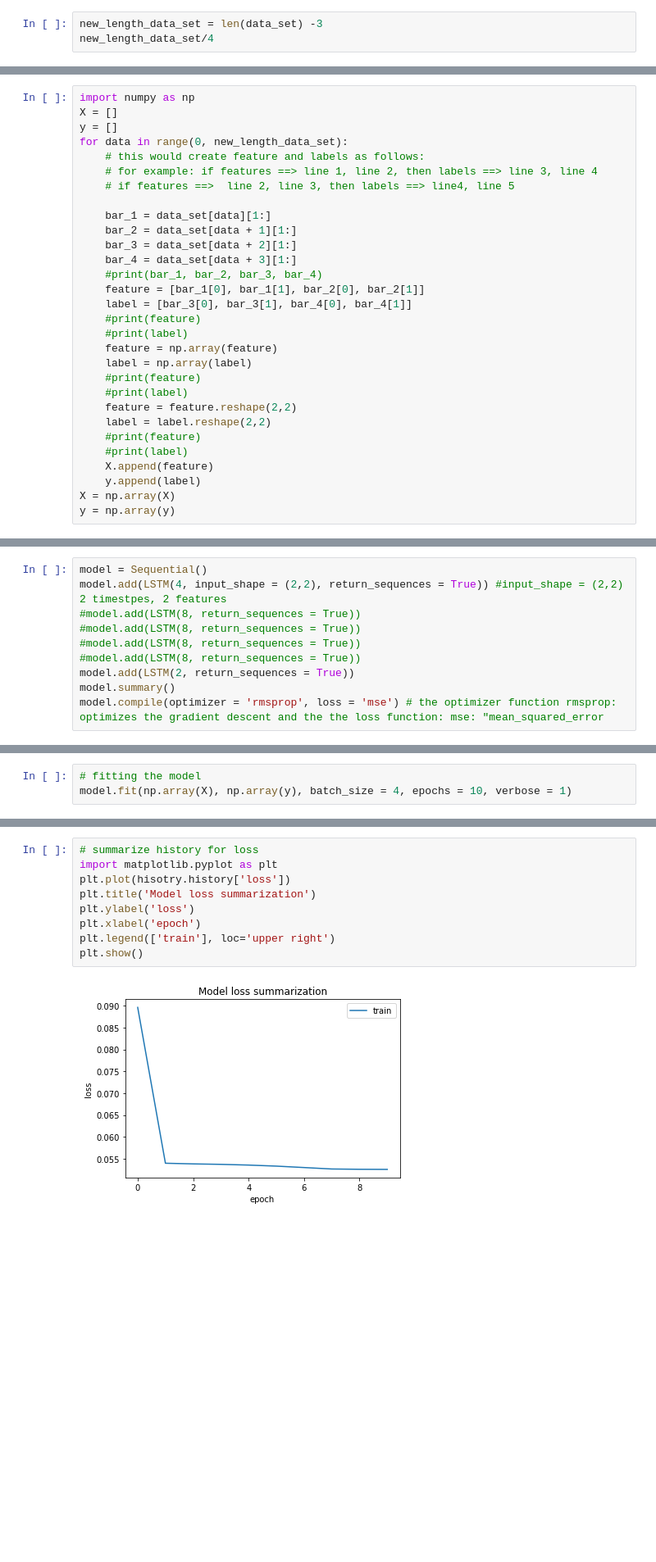
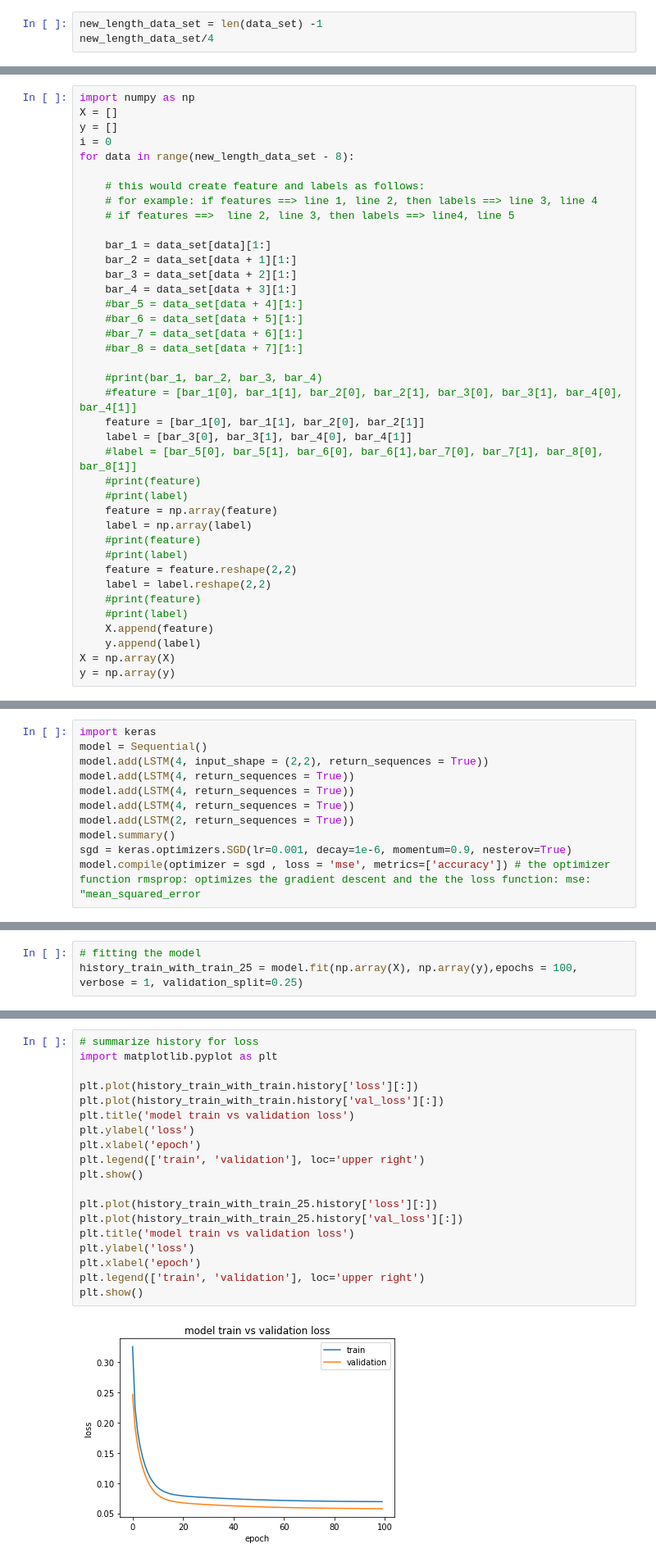
Before and after one commit to satwik2663/Deep-Learning-Rap-Lyrics-genrator, a Jupyter notebook: generator.ipynb, the cells around one changed output, grey strips where cells are left out. Shown at 82% size. Cells and saved outputs as stored; diff of their text form; blank space fills up the shorter version.

Commit message:
Second COmmit - changes in model

```diff
--- a/generator.ipynb
+++ b/generator.ipynb
@@ -189,4 +287,4 @@ len(data_set)/4
 # %%
-new_length_data_set = len(data_set) -3
+new_length_data_set = len(data_set) -1
 new_length_data_set/4
 # %% [output]
@@ -197,7 +295,9 @@ new_length_data_set/4
 import numpy as np
 X = []
 y = []
-for data in range(0, new_length_data_set):
+i = 0
+for data in range(new_length_data_set - 8):
+
     # this would create feature and labels as follows:
     # for example: if features ==> line 1, line 2, then labels ==> line 3, line 4
     # if features ==>  line 2, line 3, then labels ==> line4, line 5
@@ -206,9 +306,16 @@ for data in range(0, new_length_data_set):
     bar_2 = data_set[data + 1][1:]
     bar_3 = data_set[data + 2][1:]
     bar_4 = data_set[data + 3][1:]
+    #bar_5 = data_set[data + 4][1:]
+    #bar_6 = data_set[data + 5][1:]
+    #bar_7 = data_set[data + 6][1:]
+    #bar_8 = data_set[data + 7][1:]
+
     #print(bar_1, bar_2, bar_3, bar_4)
+    #feature = [bar_1[0], bar_1[1], bar_2[0], bar_2[1], bar_3[0], bar_3[1], bar_4[0], bar_4[1]]
     feature = [bar_1[0], bar_1[1], bar_2[0], bar_2[1]]
     label = [bar_3[0], bar_3[1], bar_4[0], bar_4[1]]
+    #label = [bar_5[0], bar_5[1], bar_6[0], bar_6[1],bar_7[0], bar_7[1], bar_8[0], bar_8[1]]
     #print(feature)
     #print(label)
     feature = np.array(feature)
@@ -233,11 +377,12 @@ Using TensorFlow backend.
 # %%
+import keras
 model = Sequential()
-model.add(LSTM(4, input_shape = (2,2), return_sequences = True)) #input_shape = (2,2) 2 timestpes, 2 features
-#model.add(LSTM(8, return_sequences = True))
-#model.add(LSTM(8, return_sequences = True))
-#model.add(LSTM(8, return_sequences = True))
-#model.add(LSTM(8, return_sequences = True))
+model.add(LSTM(4, input_shape = (2,2), return_sequences = True))
+model.add(LSTM(4, return_sequences = True))
+model.add(LSTM(4, return_sequences = True))
+model.add(LSTM(4, return_sequences = True))
 model.add(LSTM(2, return_sequences = True))
 model.summary()
-model.compile(optimizer = 'rmsprop', loss = 'mse') # the optimizer function rmsprop: optimizes the gradient descent and the the loss function: mse: "mean_squared_error
+sgd = keras.optimizers.SGD(lr=0.001, decay=1e-6, momentum=0.9, nesterov=True)
+model.compile(optimizer = sgd , loss = 'mse', metrics=['accuracy']) # the optimizer function rmsprop: optimizes the gradient descent and the the loss function: mse: "mean_squared_error
 # %% [output]
@@ -257,5 +405,5 @@ Non-trainable params: 0
 _________________________________________________________________
 # %%
 # fitting the model
-model.fit(np.array(X), np.array(y), batch_size = 4, epochs = 10, verbose = 1)
+history_train_with_train_25 = model.fit(np.array(X), np.array(y),epochs = 100, verbose = 1, validation_split=0.25)
 # %% [output]
@@ -287,11 +427,21 @@ array([[[0.76061106, 0.69235075],
 # %%
 # summarize history for loss
 import matplotlib.pyplot as plt
-plt.plot(hisotry.history['loss'])
-plt.title('Model loss summarization')
+
+plt.plot(history_train_with_train.history['loss'][:])
+plt.plot(history_train_with_train.history['val_loss'][:])
+plt.title('model train vs validation loss')
 plt.ylabel('loss')
 plt.xlabel('epoch')
-plt.legend(['train'], loc='upper right')
+plt.legend(['train', 'validation'], loc='upper right')
 plt.show()
+
+plt.plot(history_train_with_train_25.history['loss'][:])
+plt.plot(history_train_with_train_25.history['val_loss'][:])
+plt.title('model train vs validation loss')
+plt.ylabel('loss')
+plt.xlabel('epoch')
+plt.legend(['train', 'validation'], loc='upper right')
+plt.show()
 # %% [output]
-[figure, old version]
+[figure, new version]
```
Also changed, not shown: parts of 96 cells of this notebook.
